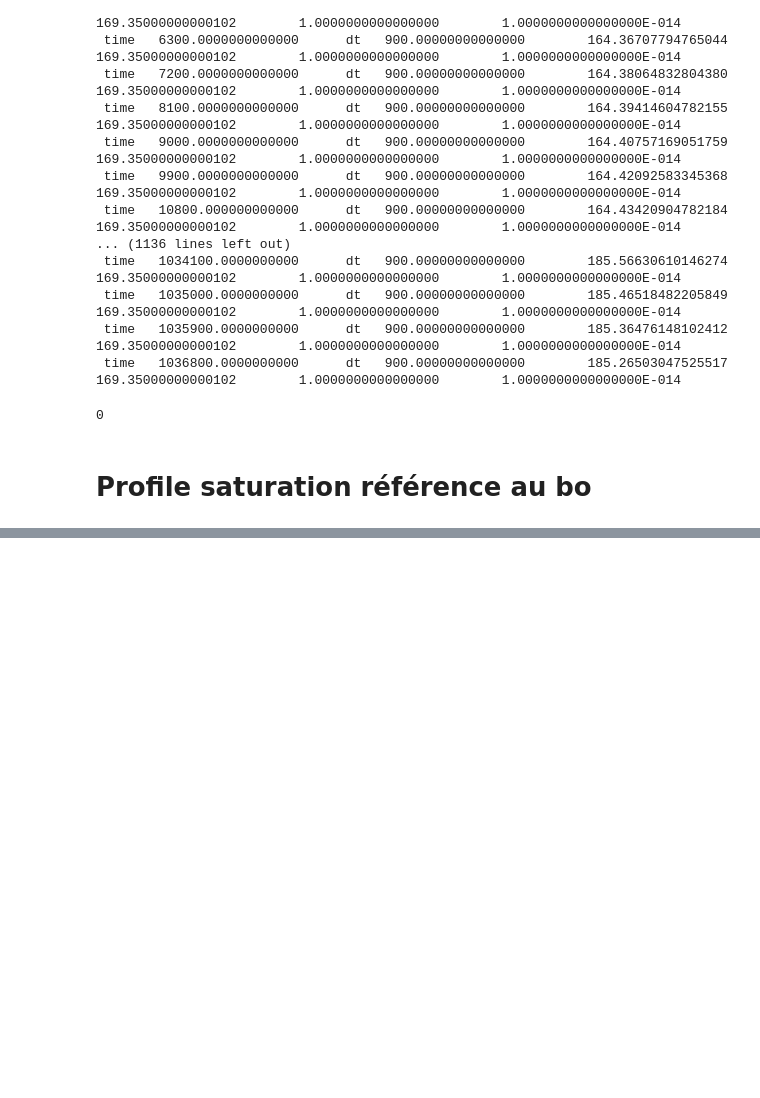
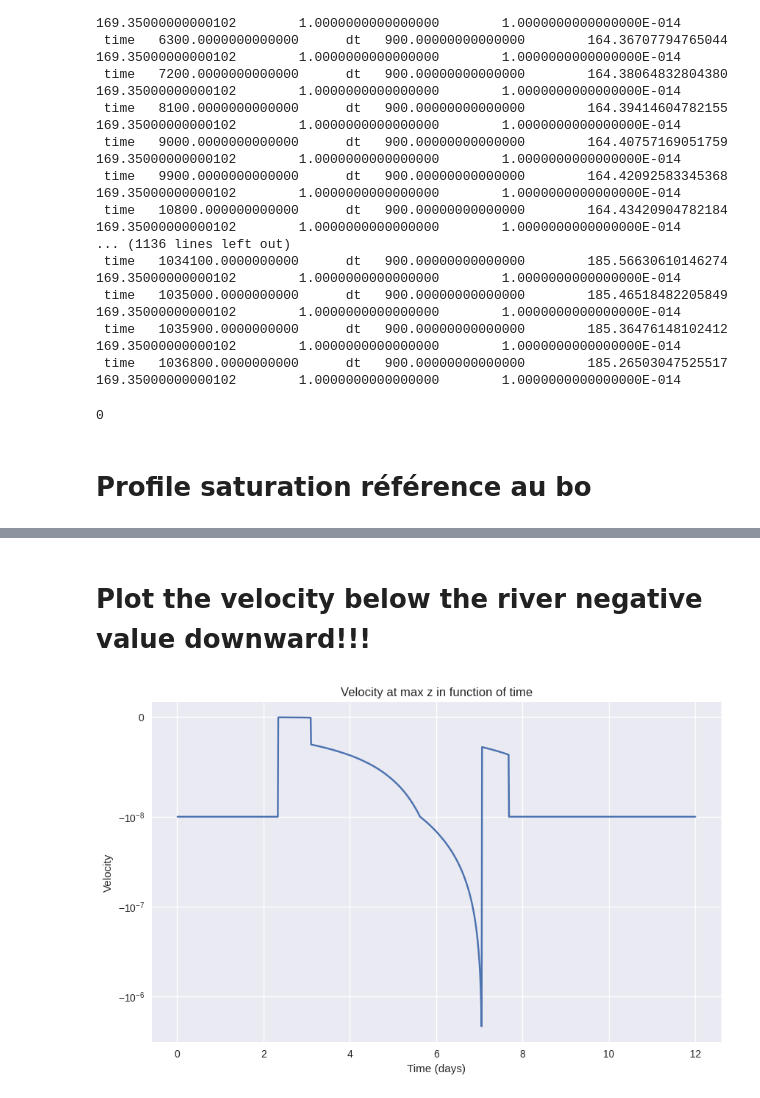
Before and after one commit to agnes-riviere/ginette, a Jupyter notebook: application/Tougou/run_ginette_simu.ipynb, the cells around one changed output, grey strips where cells are left out. Drawn from its saved outputs; the diff is of its cells as text; code cells hidden in the pictures; blank space fills up the shorter version.

```diff
--- a/application/Tougou/run_ginette_simu.ipynb
+++ b/application/Tougou/run_ginette_simu.ipynb
@@ -271,0 +282,24 @@ plt.scatter(data_BC['minutes']*60, data_BC['P95(m.a.s.l)'], s=10, alpha=1, color
+# %% [markdown]
+# Plot the velocity below the river  negative value downward!!!
+# %%
+
+from matplotlib.colors import SymLogNorm
+
+
+# Lire le profil de vitesse
+vit_profile = pd.read_table('S_vitesse_profil_t.dat', delim_whitespace=True, header=None, names=["time", "z", "vit"])
+max_z=vit_profile['z'].max()
+# keep all value max_z
+vit_first = vit_profile[vit_profile['z'] == max_z]
+
+#plot vitesse in function of time
+# Tracer la vitesse en fonction du temps
+plt.figure(figsize=(10, 6))
+plt.plot(vit_first['time'] / 86400, vit_first['vit'])  # Conversion du temps en jours
+plt.xlabel('Time (days)')
+plt.ylabel('Velocity')
+plt.yscale('symlog', linthresh=1e-8)
+plt.title('Velocity at max z in function of time')
+plt.show()
+# %% [output]
+[figure, added]
```
Also changed, not shown: parts of 10 cells of this notebook.
